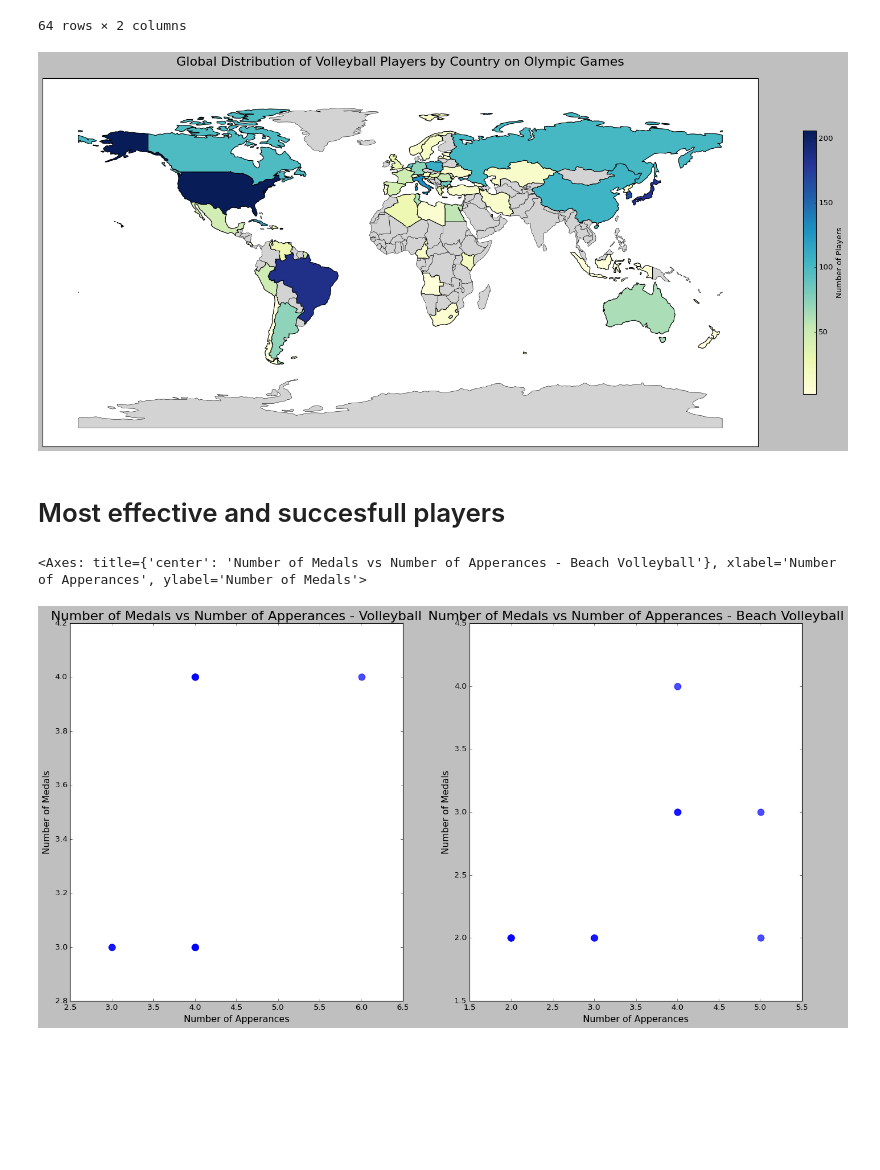
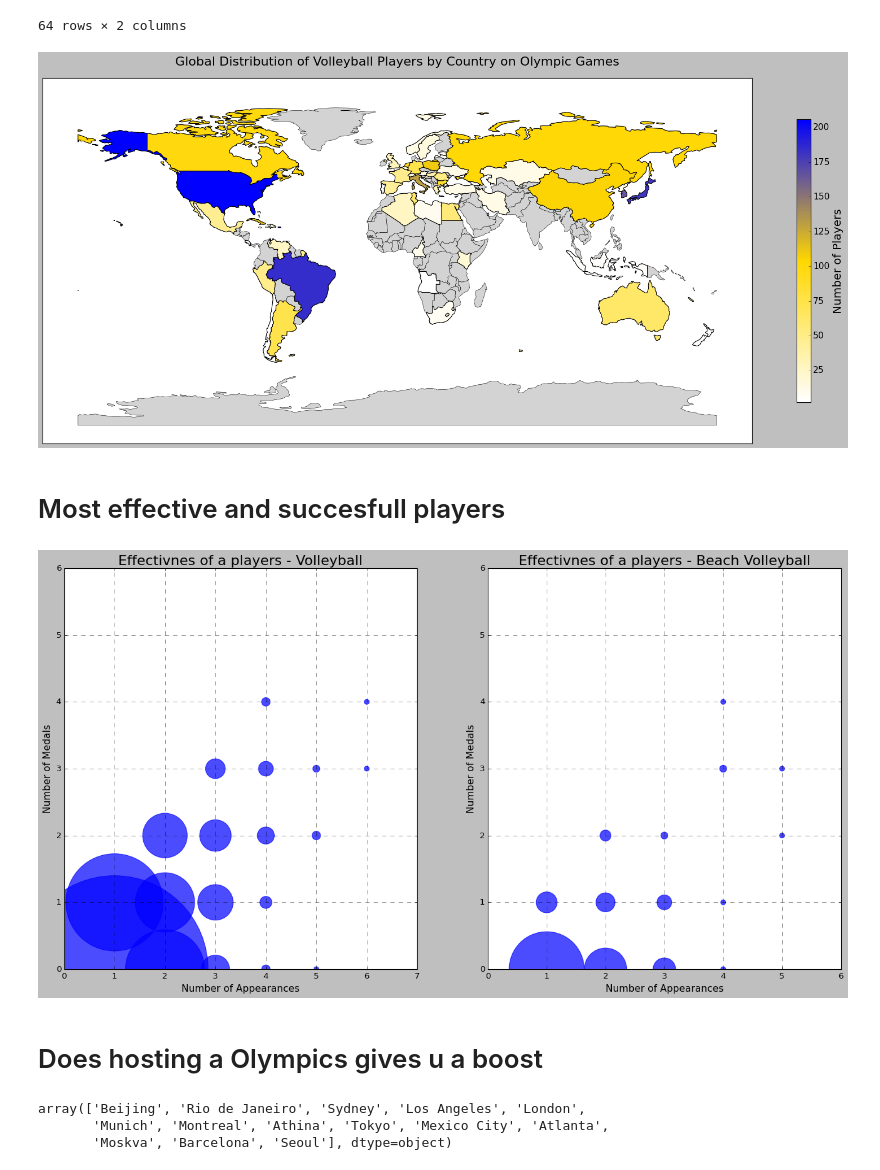
Before and after one commit to psiku/FHSalzburg-DataAnalysisWithPython, a Jupyter notebook: PROJECT/FinalProject_EDA.ipynb, the cells around one changed output. Saved outputs shown, nothing was run; the diff lists cells and outputs as text; code cells hidden in the pictures; blank space fills up the shorter version.

```diff
--- a/PROJECT/FinalProject_EDA.ipynb
+++ b/PROJECT/FinalProject_EDA.ipynb
@@ -1260,8 +1236,19 @@ total_players
 | LAT | 4 | Latvia |
 64 rows × 2 columns
 # %%
+
+
+# Define the shapefile path
+shapefile_path = 'natural_earth\\ne_110m_admin_0_countries.shp'
+
 # Merge players amount with country map
 world = gpd.read_file(shapefile_path)
+
+# Define the colors for the custom palette (white -> yellow -> blue)
+colors = ["#FFFFFF", "#FFD700", "#0000FF"]  # White, Yellow, Blue
+
+# Create the custom colormap
+mikasa_cmap = LinearSegmentedColormap.from_list("mikasa_cmap", colors)
 
 # Plot the base world map
 fig, ax = plt.subplots(1, 1, figsize=(20, 10))
@@ -1276,14 +1263,22 @@ world.plot(
     legend_kwds={
         'label': "Number of Players",
         'orientation': "vertical",
-        'shrink': 0.6
+        'shrink': 0.65,
+        'ticks': [0, 25, 50, 75, 100, 125, 150, 175, 200, 225, 250],
+
+
     },
-    cmap='YlGnBu',
+    cmap=mikasa_cmap,
     missing_kwds={
         'color': 'lightgrey',
         'edgecolor': 'black'
     }
 )
+
+
+cbar = ax.get_figure().axes[-1]
+cbar.tick_params(labelsize=14)
+cbar.set_ylabel("Number of Players", fontsize=18)
 
 # Add an improved title
 plt.title('Global Distribution of Volleyball Players by Country on Olympic Games', fontsize=20, pad=20)
@@ -1298,7 +1293,7 @@ plt.tight_layout()
 # Display the plot
 plt.show()
 # %% [output]
-[figure, old version]
+[figure, new version]
 # %% [markdown]
 # Most effective and succesfull players
 # %%
@@ -1309,33 +1304,44 @@ def get_athlete_and_their_medal_count(df: pd.DataFrame, sport: str) -> pd.Series
 def get_athlete_appereance_count(df: pd.DataFrame, sport: str) -> pd.Series:
     return df[df['Sport'] == sport].groupby('Name')['ID'].count().sort_values(ascending=False)
 
 def plot_scatter_plot_with_scaling(df: pd.DataFrame, sport: str, ax) -> plt.Axes:
     # Get medal counts and appearance counts
     medal_counts = get_athlete_and_their_medal_count(df, sport)
     appearance_counts = get_athlete_appereance_count(df, sport)
 
     # Combine medal counts and appearances into a single DataFrame
     combined = pd.DataFrame({'Medals': medal_counts, 'Appearances': appearance_counts}).dropna()
 
     # Group by unique combinations of appearances and medals and count occurrences
     grouped = combined.groupby(['Appearances', 'Medals']).size().reset_index(name='Count')
 
     # Plot the scatter points with size proportional to the count
     scatter = ax.scatter(grouped['Appearances'], grouped['Medals'], s=grouped['Count'] * 50, color='blue', alpha=0.7)
 
     # Add labels and title
     ax.set_xlabel('Number of Appearances', fontsize=14)
     ax.set_ylabel('Number of Medals', fontsize=14)
-    ax.set_title(f'Number of Medals vs Number of Appearances - {sport}', fontsize=20)
+    ax.set_title(f'Effectivnes of a players - {sport}', fontsize=20)
+    ax.grid(True, linestyle='--', alpha=0.7)
+    ax.set_ylim(0, 6)
 
     return ax
 
 # Example usage (assuming `athletes` DataFrame is defined):
 fig, axs = plt.subplots(1, 2, figsize=(20, 10))
 plot_scatter_plot_with_scaling(athletes, 'Volleyball', axs[0])
 plot_scatter_plot_with_scaling(athletes, 'Beach Volleyball', axs[1])
 
 plt.show()
 # %% [output]
-<Axes: title={'center': 'Number of Medals vs Number of Apperances - Beach Volleyball'}, xlabel='Number of Apperances', ylabel='Number of Medals'>
-[figure, old version]
+[figure, new version]
+# %% [markdown]
+# Does hosting a Olympics gives u a boost
+# %%
+hosts = volleyball_athletes[['City', 'Year']].drop_duplicates()
+
+hosts['City'].unique()
+# %% [output]
+array(['Beijing', 'Rio de Janeiro', 'Sydney', 'Los Angeles', 'London',
+       'Munich', 'Montreal', 'Athina', 'Tokyo', 'Mexico City', 'Atlanta',
+       'Moskva', 'Barcelona', 'Seoul'], dtype=object)
```
Also changed, not shown: parts of 15 cells of this notebook, 1 other file.
